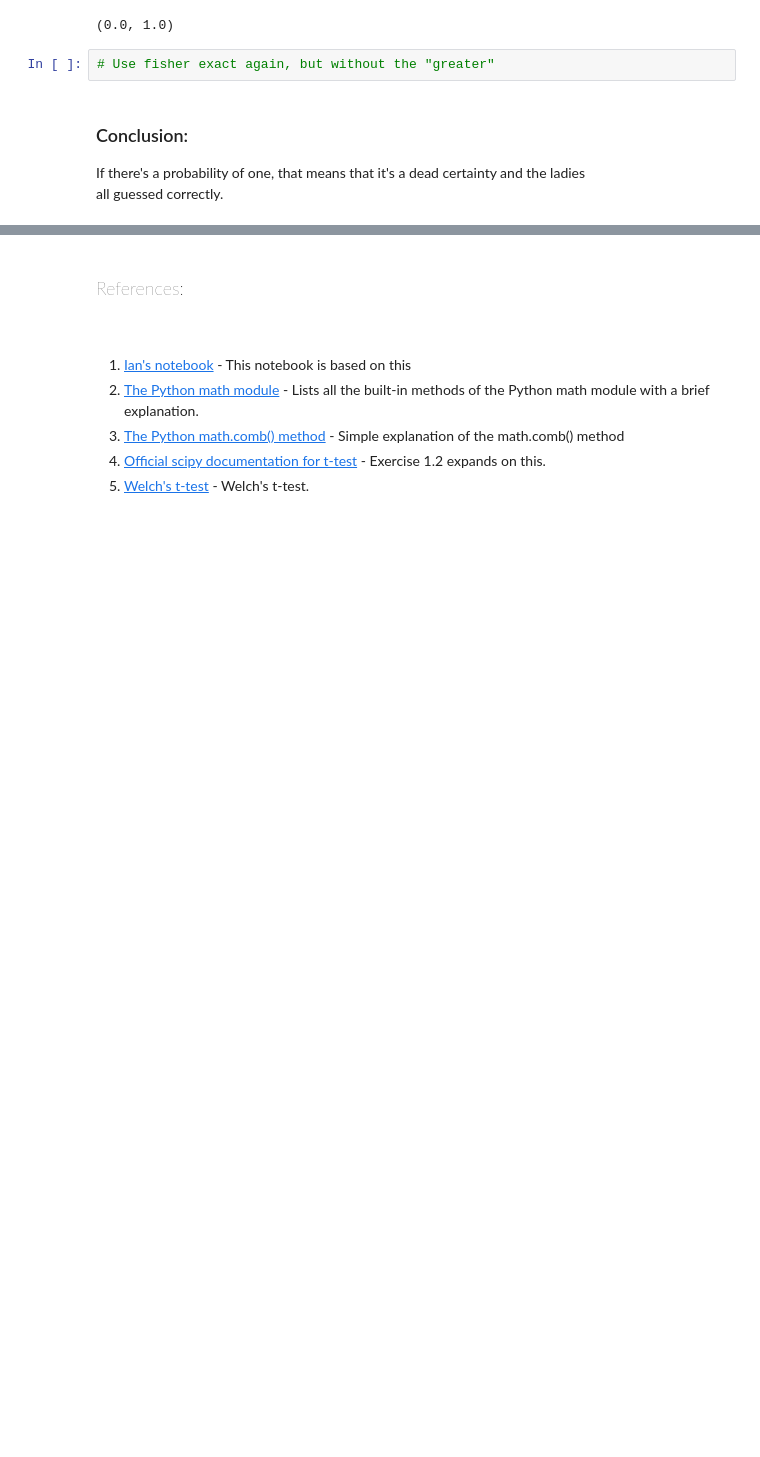
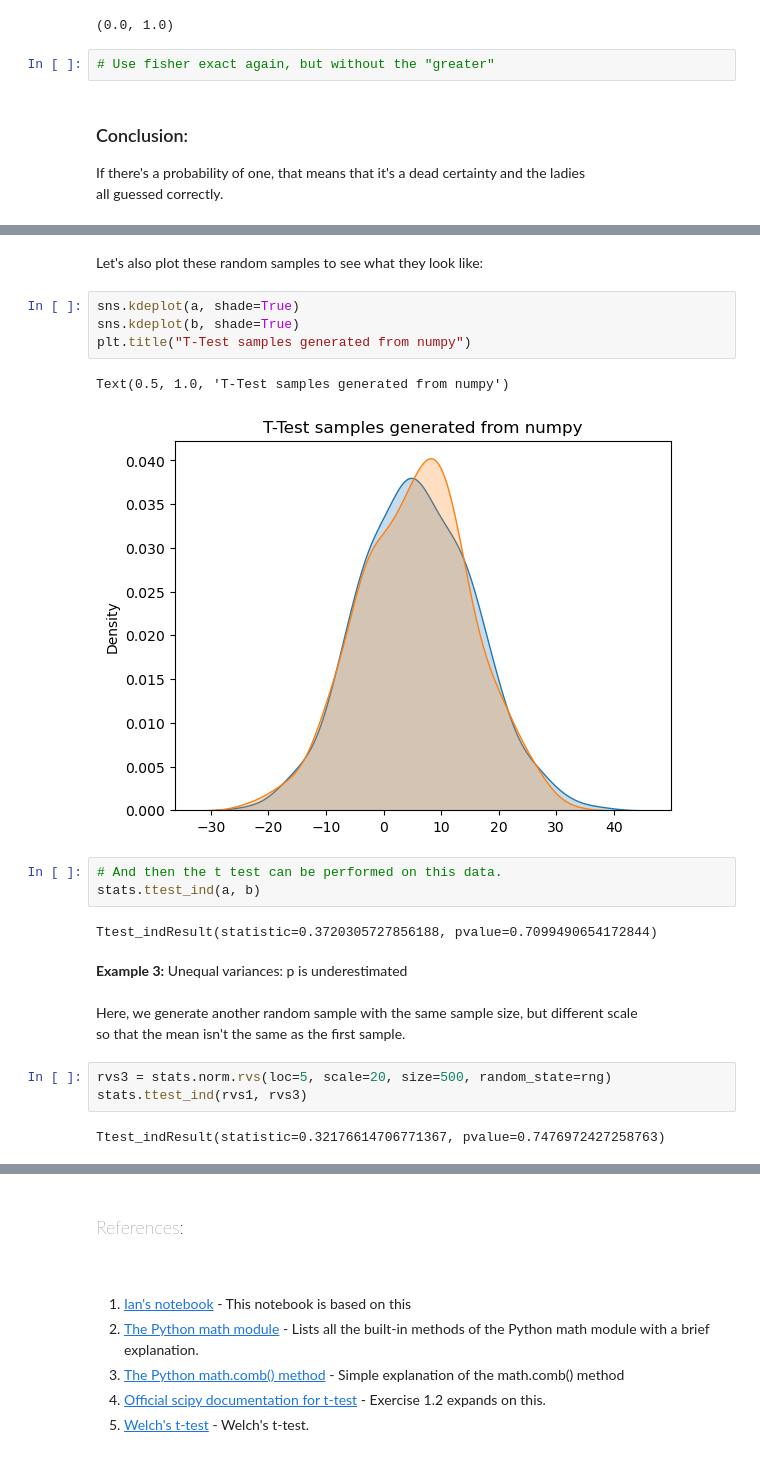
Before and after one commit to fabiofabrizi/ML-and-Stats-Portfolio, a Jupyter notebook: Assessments/01-statistics-practical.ipynb, the cells around one changed output, grey strips where cells are left out. Cells and saved outputs as stored; diff of their text form; blank space fills up the shorter version.

```diff
--- a/Assessments/01-statistics-practical.ipynb
+++ b/Assessments/01-statistics-practical.ipynb
@@ -473,0 +392,24 @@ Ttest_indResult(statistic=3.4463884028073513, pvalue=0.01369338726499547)
+# %% [markdown]
+Let's also plot these random samples to see what they look like:
+# %%
+sns.kdeplot(a, shade=True)
+sns.kdeplot(b, shade=True)
+plt.title("T-Test samples generated from numpy")
+# %% [output]
+Text(0.5, 1.0, 'T-Test samples generated from numpy')
+[figure, added]
+# %%
+# And then the t test can be performed on this data.
+stats.ttest_ind(a, b)
+# %% [output]
+Ttest_indResult(statistic=0.3720305727856188, pvalue=0.7099490654172844)
+# %% [markdown]
+**Example 3:** Unequal variances: p is underestimated<br>
+<br>
+Here, we generate another random sample with the same sample size, but different scale<br>
+so that the mean isn't the same as the first sample.
+# %%
+rvs3 = stats.norm.rvs(loc=5, scale=20, size=500, random_state=rng)
+stats.ttest_ind(rvs1, rvs3)
+# %% [output]
+Ttest_indResult(statistic=0.32176614706771367, pvalue=0.7476972427258763)
```
Also changed, not shown: parts of 82 cells of this notebook.
